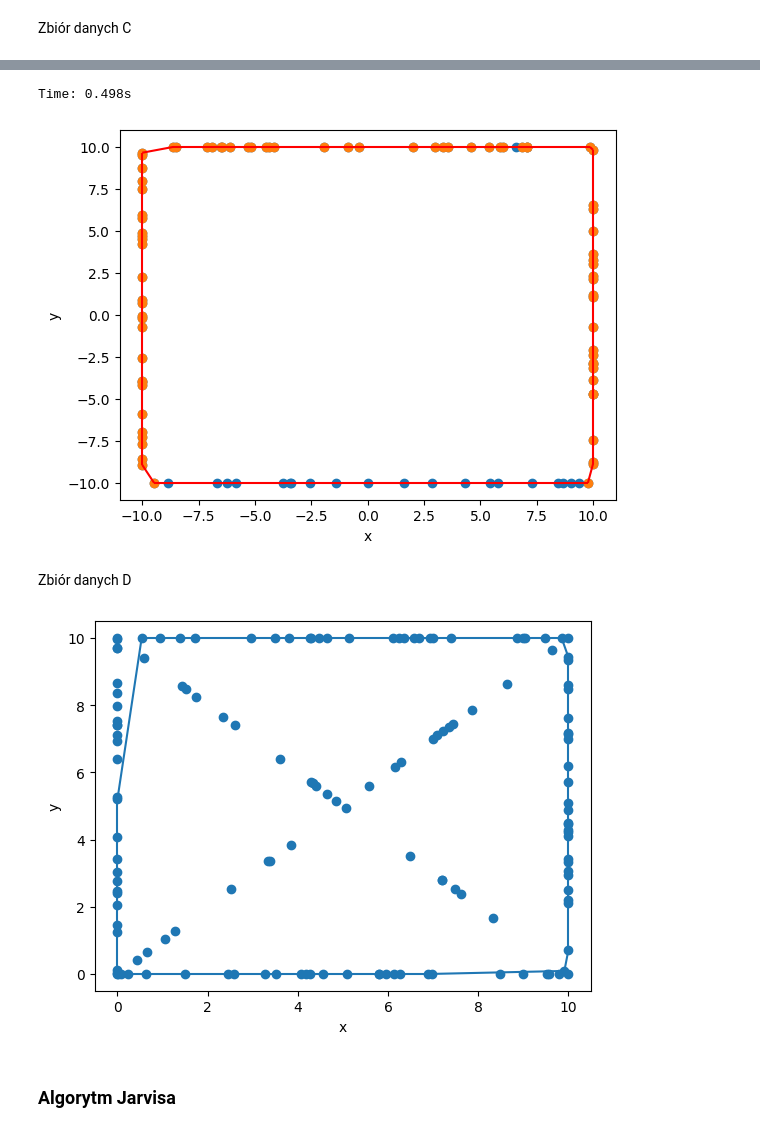
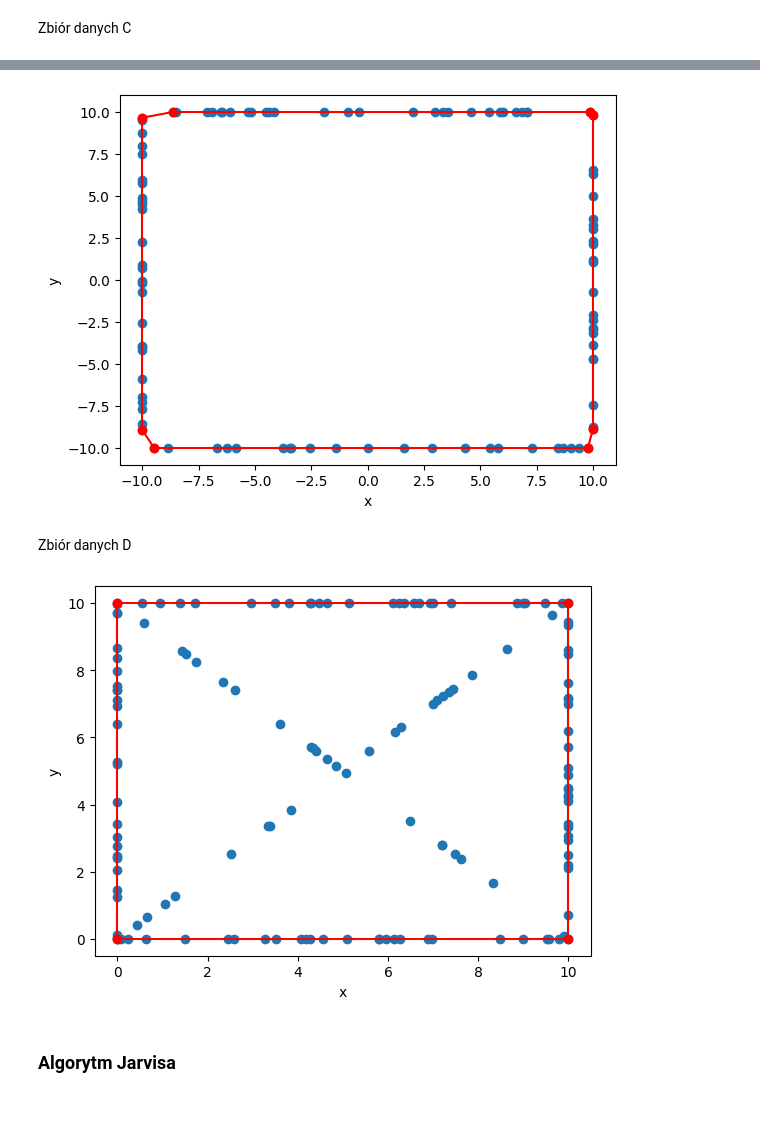
Before and after one commit to WSm-77/geometric_algorithms, a Jupyter notebook: lab2/main.ipynb, the cells around one changed output, grey strips where cells are left out. Cells and saved outputs as stored; diff of their text form; code cells hidden in the pictures.

Commit message:
Correct drawing in graham algorithm for every set

```diff
--- a/lab2/main.ipynb
+++ b/lab2/main.ipynb
@@ -333,7 +343,7 @@ def mat_det_3x3(a, b, c):
 # %%
 def orient(a, b, c):
     det = mat_det_3x3(a, b, c)
-    if abs(det) <= eps:
+    if abs(det) <= EPS:
         return 0
     elif det > 0:
         return 1
@@ -406,17 +376,13 @@ def add_cos_and_dist_for_each_point(points, pointWithMinY):
         vecLen = (vectorSquareLength(pointWithMinY, point)) ** 0.5
         if vecLen == 0:
             extendedPoints.append((-1, 0, point))
-            continue
-        dx = point[0] - pointWithMinY[0]
-        cos = dx / vecLen
-
-        extendedPoints.append((round(-cos, 10), vecLen, point))
+        else:
+            dx = point[0] - pointWithMinY[0]
+            cos = dx / vecLen
+            extendedPoints.append((round(-cos, AFTER_DECIMAL_PRECISION), vecLen, point))
 
     return extendedPoints
 # %%
-# EPS = 10 ** -30
-# EPS = 0
-
 def filter_colinear_points(sortedExtendedPoints):
     filteredPoints = [sortedExtendedPoints[0][2]]
 
@@ -424,7 +390,7 @@ def filter_colinear_points(sortedExtendedPoints):
     for i in range(2, len(sortedExtendedPoints)):
         prevNegativeCos, prevDistance, prevPoint = sortedExtendedPoints[i-1]
         negativeCos, distance, point = sortedExtendedPoints[i]
-        if abs(negativeCos - prevNegativeCos) <= eps:
+        if abs(negativeCos - prevNegativeCos) <= EPS:
             continue
         filteredPoints.append(prevPoint)
 
@@ -619,9 +523,6 @@ def graham_algorithm_draw(Q):
 
     minPoint = find_point_with_min_y(Q)
 
-    # TODO: remove
-    # print(minPoint)
-
     #################################
     # posortowanie punktów po kącie #
     #################################
@@ -630,26 +531,17 @@ def graham_algorithm_draw(Q):
 
     extendedPoints.sort(key = lambda x: (x[0], x[1]))
 
-    # TODO: remove
-    # print(extendedPoints)
-
     ###########################################
     # odfiltrowanie punktów o tym samym kącie #
     ###########################################
 
     filteredPoints = filter_colinear_points(extendedPoints)
 
-    # TODO: remove
-    # print(filteredPoints)
-
     #######################
     # znalezienie otoczki #
     #######################
 
     filteredPointsListLen = len(filteredPoints)
-
-    # umieszczenie pierwszych trzech punktów w otoczce
-    stack = filteredPoints[:min(3, filteredPointsListLen)]
 
     # umieszczenie pierwszych trzech punktów w otoczce
     visConvexHullPointsStack = [vis.add_point(minPoint, color = VIS_CONVEX_HULL_COLOR)]
@@ -663,7 +555,7 @@ def graham_algorithm_draw(Q):
     for i in range(3, filteredPointsListLen):
         currPoint = filteredPoints[i]
 
-        while orient(stack[-2], stack[-1], currPoint) == -1:
+        while orient(stack[-2], stack[-1], currPoint) != 1:
             stack.pop()
             vis.remove_figure(visConvexHullPointsStack.pop())
             vis.remove_figure(visConvexHullLinesStack.pop())
@@ -764,14 +639,14 @@ vis_graham_c.show_gif()
 # %%
 # visualize(graham_points_c)
-vis.clear()
-vis.add_point(points_c)
-vis.add_point(graham_points_c)
-vis.add_line_segment([(graham_points_c[i], graham_points_c[i+1]) for i in range(len(graham_points_c)-1)], color = VIS_CONVEX_HULL_COLOR)
-vis.add_line_segment([graham_points_c[-1], graham_points_c[0]], color = VIS_CONVEX_HULL_COLOR)
-vis.show()
+# vis.clear()
+# vis.add_point(points_c)
+# vis.add_point(graham_points_c)
+# vis.add_line_segment([(graham_points_c[i], graham_points_c[i+1]) for i in range(len(graham_points_c)-1)], color = VIS_CONVEX_HULL_COLOR)
+# vis.add_line_segment([graham_points_c[-1], graham_points_c[0]], color = VIS_CONVEX_HULL_COLOR)
+# vis.show()
+visualise_hull(points_c, graham_points_c)
 # %% [output]
-Time: 0.498s
-[figure, old version]
+[figure, new version]
 # %% [markdown]
 Zbiór danych D
 # %%
@@ -781,12 +656,13 @@ vis_graham_d.show_gif()
 # %%
 # visualize(graham_points_d)
-vis.clear()
-vis.add_point(points_d)
-vis.add_line_segment([(graham_points_d[i], graham_points_d[i+1]) for i in range(len(graham_points_d)-1)])
-vis.add_line_segment([graham_points_d[-1], graham_points_d[0]])
-vis.show()
+# vis.clear()
+# vis.add_point(points_d)
+# vis.add_line_segment([(graham_points_d[i], graham_points_d[i+1]) for i in range(len(graham_points_d)-1)])
+# vis.add_line_segment([graham_points_d[-1], graham_points_d[0]])
+# vis.show()
+visualise_hull(points_d, graham_points_d)
 # %% [output]
-[figure, old version]
+[figure, new version]
 # %% [markdown]
 ### Algorytm Jarvisa
 # %% [markdown]
```
Also changed, not shown: parts of 24 cells of this notebook.
